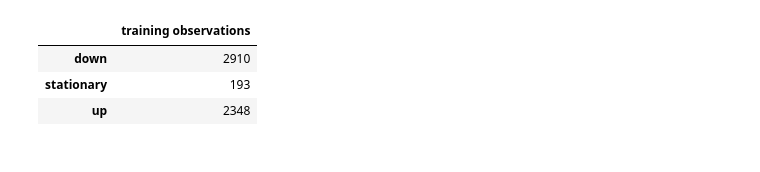
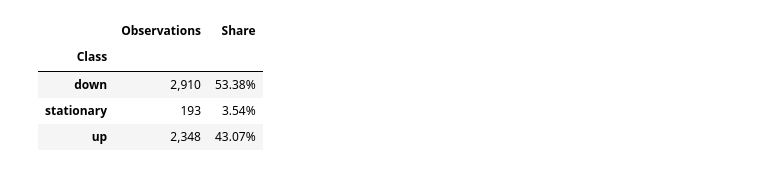
Before and after one commit to Yanshuaimath/cost-aware-limit-order-book-forecasting, a Jupyter notebook: notebooks/01_data_audit.ipynb, the cells around one changed output. Saved outputs shown, nothing was run; the diff lists cells and outputs as text; code cells hidden in the pictures.

```diff
--- a/notebooks/01_data_audit.ipynb
+++ b/notebooks/01_data_audit.ipynb
@@ -61,6 +143,19 @@ summary.head(10)
 # %%
-assert data.features.shape[1] == 40
-assert np.isfinite(np.asarray(data.features)).all()
-assert set(np.unique(np.asarray(data.labels))).issubset({0, 1, 2})
-print("Core data checks passed.")
+labels = np.asarray(data.labels)
+split_indices = (data.train_indices, data.validation_indices, data.test_indices)
+
+assert features.shape == (len(labels), 40)
+assert np.isfinite(features).all()
+assert set(np.unique(labels)).issubset({0, 1, 2})
+assert all(
+    len(indices) > 0
+    and indices.min() >= 0
+    and indices.max() < len(labels)
+    and np.all(np.diff(indices) > 0)
+    for indices in split_indices
+)
+print(
+    f"Core checks passed: {len(features):,} observations, "
+    f"40 features, {len(np.unique(labels))} observed classes."
+)
 # %% [output]
@@ -68,9 +167,22 @@ Core data checks passed.
 # %%
-counts = pd.Series(np.asarray(data.labels)[data.train_indices]).value_counts().sort_index()
-counts.index = ["down", "stationary", "up"]
-counts.to_frame("training observations")
+class_names = {0: "down", 1: "stationary", 2: "up"}
+training_labels = labels[data.train_indices]
+class_counts = (
+    pd.Series(training_labels)
+    .value_counts()
+    .reindex(class_names, fill_value=0)
+)
+label_summary = pd.DataFrame(
+    {
+        "Class": [class_names[label] for label in class_counts.index],
+        "Observations": class_counts.to_numpy(),
+        "Share": class_counts.to_numpy() / class_counts.sum(),
+    },
+).set_index("Class")
+label_summary.style.format({"Observations": "{:,}", "Share": "{:.2%}"})
 # %% [output]
-|  | training observations |
-| down | 2910 |
-| stationary | 193 |
-| up | 2348 |
+|  | Observations | Share |
+| Class |  |  |
+| down | 2,910 | 53.38% |
+| stationary | 193 | 3.54% |
+| up | 2,348 | 43.07% |
```
Also changed, not shown: parts of 11 cells of this notebook, 7 other files.
